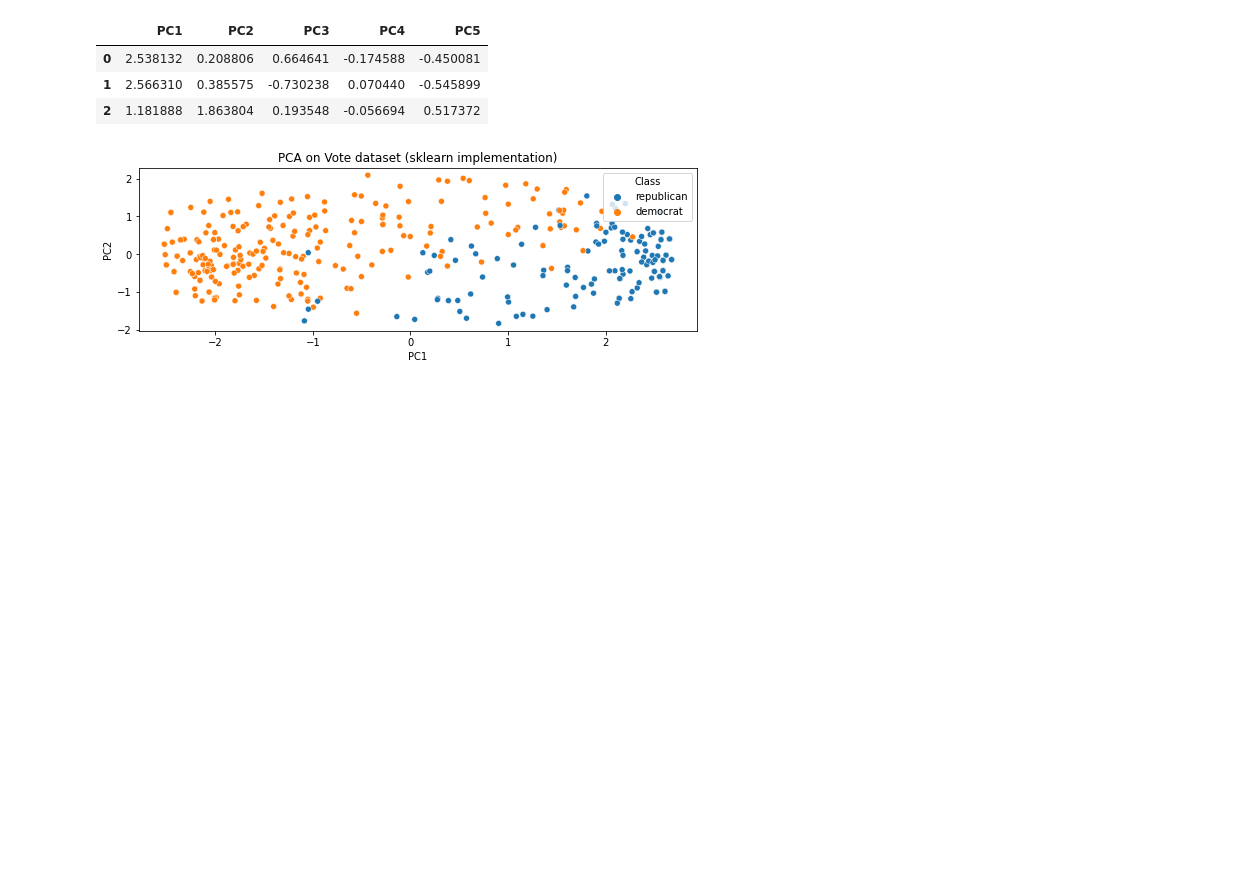
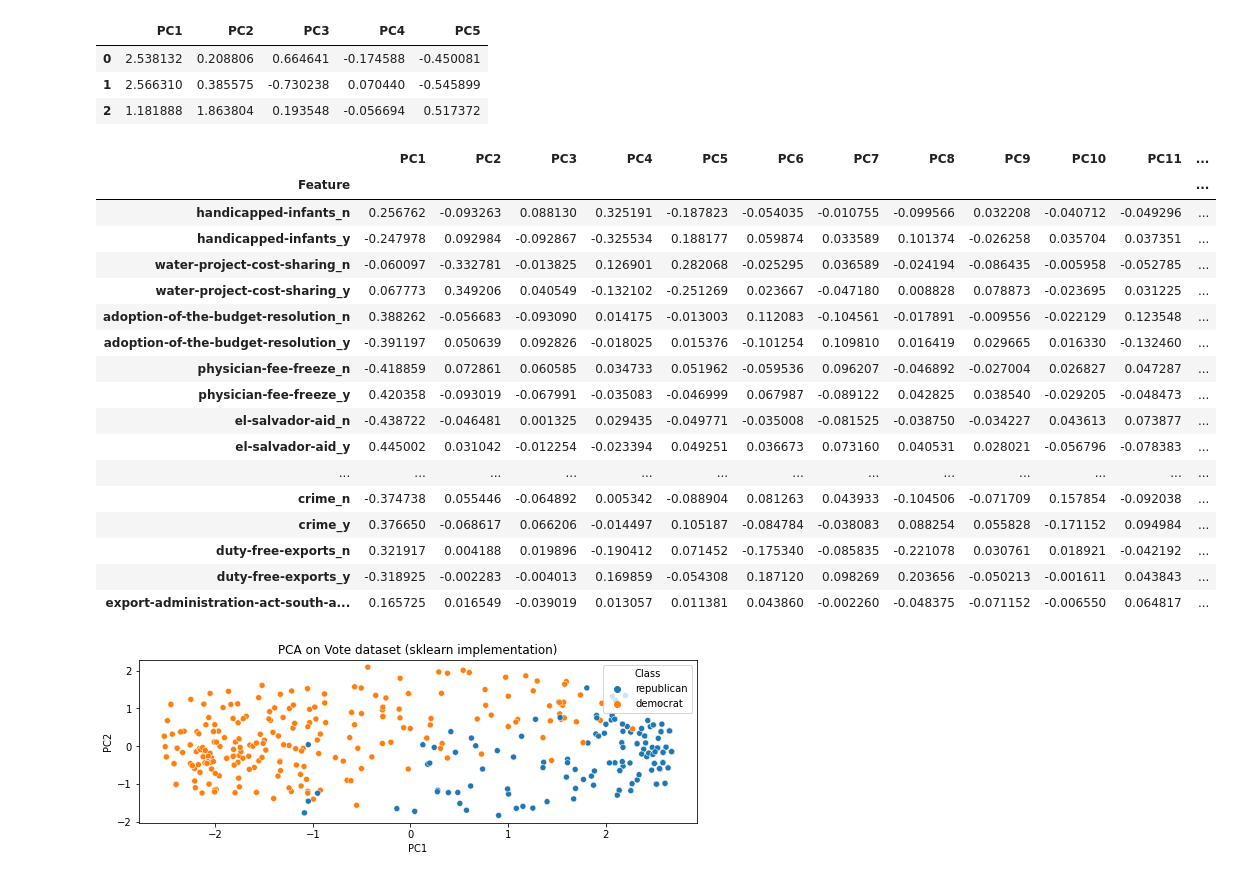
Before and after one commit to BecTome/IML-Lab2-Visualization, a Jupyter notebook: notebooks/PCA/PCA-vote.ipynb, the cells around one changed output. Cells and saved outputs as stored; diff of their text form; code cells hidden in the pictures; blank space fills up the shorter version.

```diff
--- a/notebooks/PCA/PCA-vote.ipynb
+++ b/notebooks/PCA/PCA-vote.ipynb
@@ -121,6 +121,33 @@ df_skpca.iloc[:3, :5]
 | 0 | 2.538132 | 0.208806 | 0.664641 | -0.174588 | -0.450081 |
 | 1 | 2.566310 | 0.385575 | -0.730238 | 0.070440 | -0.545899 |
 | 2 | 1.181888 | 1.863804 | 0.193548 | -0.056694 | 0.517372 |
+# %%
+# Extract loadings from sklearn PCA
+loadings = sklearn_pca.components_.T * np.sqrt(sklearn_pca.explained_variance_)
+loadings = pd.DataFrame(loadings, columns=[f'PC{i}' for i in range(1, X.shape[1] + 1)])
+loadings['Feature'] = df.columns[:-1]
+loadings = loadings.set_index('Feature')
+loadings.drop('Class', axis=0, inplace=True)
+loadings
+# %% [output]
+|  | PC1 | PC2 | PC3 | PC4 | PC5 | PC6 | PC7 | PC8 | PC9 | PC10 | PC11 | ... |
+| Feature |  |  |  |  |  |  |  |  |  |  |  | ... |
+| handicapped-infants_n | 0.256762 | -0.093263 | 0.088130 | 0.325191 | -0.187823 | -0.054035 | -0.010755 | -0.099566 | 0.032208 | -0.040712 | -0.049296 | ... |
+| handicapped-infants_y | -0.247978 | 0.092984 | -0.092867 | -0.325534 | 0.188177 | 0.059874 | 0.033589 | 0.101374 | -0.026258 | 0.035704 | 0.037351 | ... |
+| water-project-cost-sharing_n | -0.060097 | -0.332781 | -0.013825 | 0.126901 | 0.282068 | -0.025295 | 0.036589 | -0.024194 | -0.086435 | -0.005958 | -0.052785 | ... |
+| water-project-cost-sharing_y | 0.067773 | 0.349206 | 0.040549 | -0.132102 | -0.251269 | 0.023667 | -0.047180 | 0.008828 | 0.078873 | -0.023695 | 0.031225 | ... |
+| adoption-of-the-budget-resolution_n | 0.388262 | -0.056683 | -0.093090 | 0.014175 | -0.013003 | 0.112083 | -0.104561 | -0.017891 | -0.009556 | -0.022129 | 0.123548 | ... |
+| adoption-of-the-budget-resolution_y | -0.391197 | 0.050639 | 0.092826 | -0.018025 | 0.015376 | -0.101254 | 0.109810 | 0.016419 | 0.029665 | 0.016330 | -0.132460 | ... |
+| physician-fee-freeze_n | -0.418859 | 0.072861 | 0.060585 | 0.034733 | 0.051962 | -0.059536 | 0.096207 | -0.046892 | -0.027004 | 0.026827 | 0.047287 | ... |
+| physician-fee-freeze_y | 0.420358 | -0.093019 | -0.067991 | -0.035083 | -0.046999 | 0.067987 | -0.089122 | 0.042825 | 0.038540 | -0.029205 | -0.048473 | ... |
+| el-salvador-aid_n | -0.438722 | -0.046481 | 0.001325 | 0.029435 | -0.049771 | -0.035008 | -0.081525 | -0.038750 | -0.034227 | 0.043613 | 0.073877 | ... |
+| el-salvador-aid_y | 0.445002 | 0.031042 | -0.012254 | -0.023394 | 0.049251 | 0.036673 | 0.073160 | 0.040531 | 0.028021 | -0.056796 | -0.078383 | ... |
+| ... | ... | ... | ... | ... | ... | ... | ... | ... | ... | ... | ... | ... |
+| crime_n | -0.374738 | 0.055446 | -0.064892 | 0.005342 | -0.088904 | 0.081263 | 0.043933 | -0.104506 | -0.071709 | 0.157854 | -0.092038 | ... |
+| crime_y | 0.376650 | -0.068617 | 0.066206 | -0.014497 | 0.105187 | -0.084784 | -0.038083 | 0.088254 | 0.055828 | -0.171152 | 0.094984 | ... |
+| duty-free-exports_n | 0.321917 | 0.004188 | 0.019896 | -0.190412 | 0.071452 | -0.175340 | -0.085835 | -0.221078 | 0.030761 | 0.018921 | -0.042192 | ... |
+| duty-free-exports_y | -0.318925 | -0.002283 | -0.004013 | 0.169859 | -0.054308 | 0.187120 | 0.098269 | 0.203656 | -0.050213 | -0.001611 | 0.043843 | ... |
+| export-administration-act-south-a... | 0.165725 | 0.016549 | -0.039019 | 0.013057 | 0.011381 | 0.043860 | -0.002260 | -0.048375 | -0.071152 | -0.006550 | 0.064817 | ... |
 # %%
 
 # Plot
```
Also changed, not shown: 25 other files.
